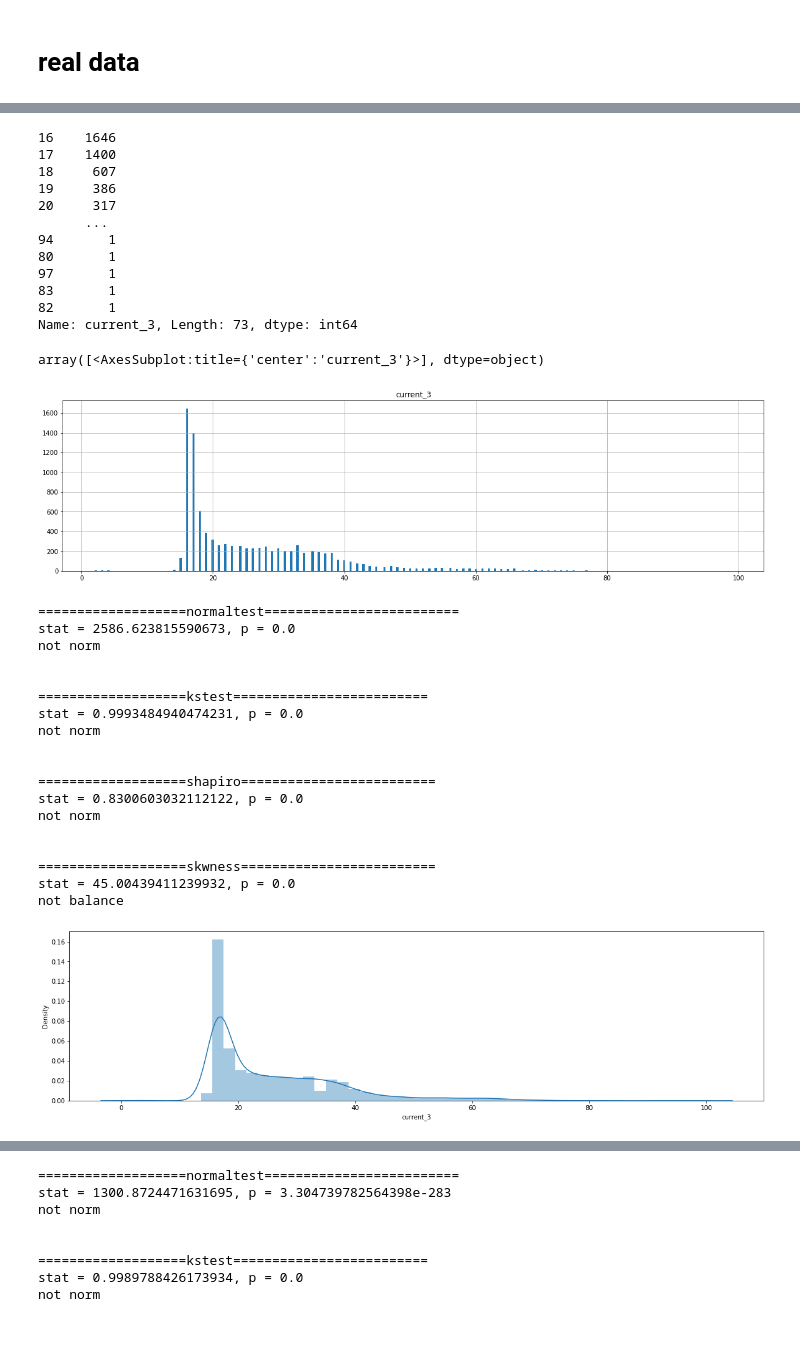
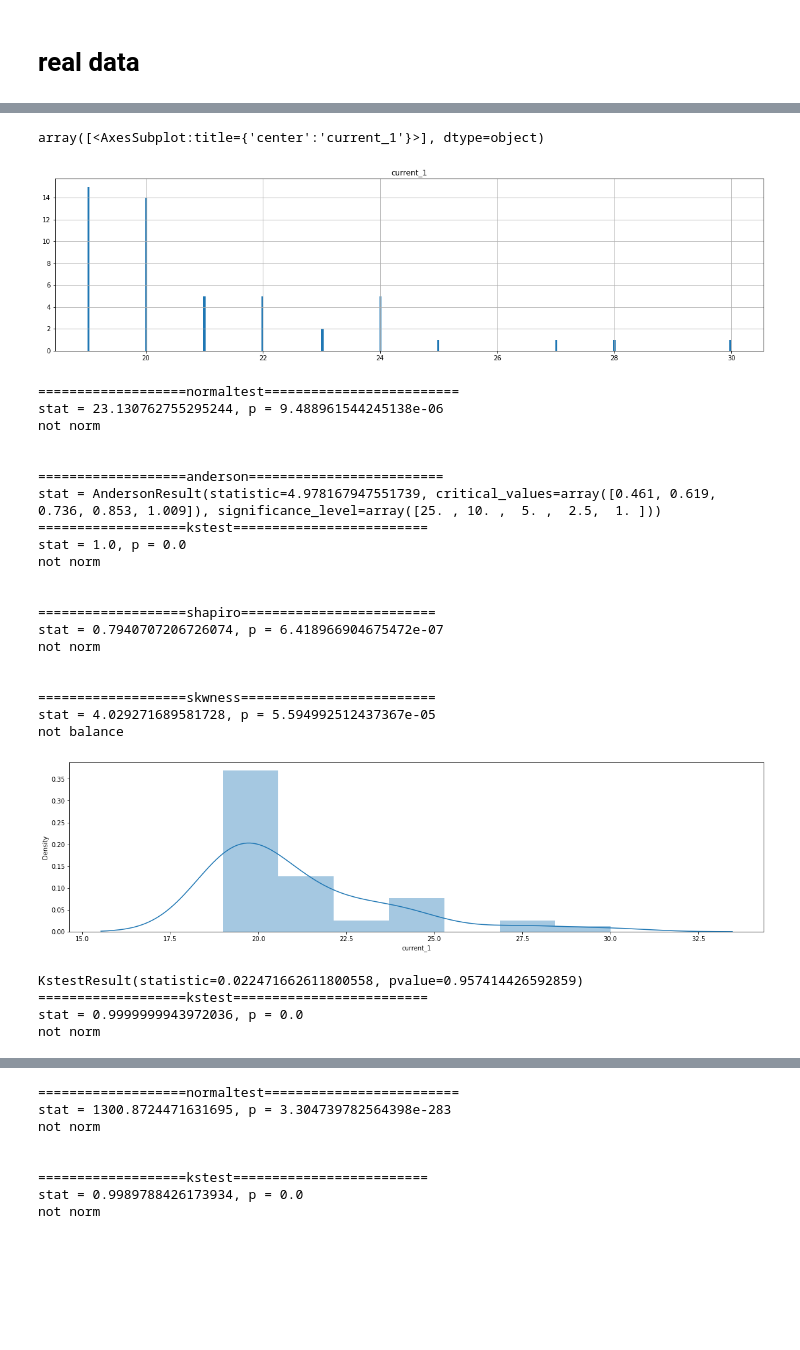
Before and after one commit to kimlolipop/stat-predictive, a Jupyter notebook: stat.ipynb, the cells around one changed output, grey strips where cells are left out. Cells and saved outputs as stored; diff of their text form; code cells hidden in the pictures; blank space fills up the shorter version.

```diff
--- a/stat.ipynb
+++ b/stat.ipynb
@@ -111,7 +119,7 @@ from scipy import stats
 from scipy.stats import skewtest
 # import math
 # %%
-df = pd.read_csv('data/20-10-21/R1L1-J3-data.csv')
+df = pd.read_csv('data/20-10-21/R1L1-J2-data.csv')
 df = df[df['status'] == 'normal']
 # df = df[(df['date'] == '05/09/2021') | (df['date'] == '06/09/2021')]
 df
@@ -132,33 +140,20 @@ df
 # %%
 # def clean(df):
-focus = 'current_3'
+focus = 'current_1'
 df_focus =  df[['date','time', focus]]
 
 df_focus = df_focus[df_focus[focus] > 1]
 df_focus = df_focus[df_focus[focus] < 100]
 
-df_focus[focus].value_counts()
+df_focus = df_focus.sample(frac=1).reset_index(drop=True)[:50]
-# %% [output]
-16    1646
-17    1400
-18     607
-19     386
-20     317
-      ...
-94       1
-80       1
-97       1
-83       1
-82       1
-Name: current_3, Length: 73, dtype: int64
 # %%
 from matplotlib import pyplot as plt
 
 fig, axes = plt.subplots(1, 1, figsize=(20,5))
 df_focus[[focus]].hist(bins = 300,ax=axes)
 # %% [output]
-array([<AxesSubplot:title={'center':'current_3'}>], dtype=object)
+array([<AxesSubplot:title={'center':'current_1'}>], dtype=object)
-[figure, old version]
+[figure, new version]
 # %%
 from scipy.stats import normaltest
 from scipy.stats import kstest
@@ -175,6 +170,11 @@ if p > 0.05:
 else:
     print('not norm')
 print('\n')
+
+print('===================anderson=========================')
+stat= anderson(df_focus[focus], 'extreme1')
+print('stat = {0}'.format(stat))
+
 
 print('===================kstest=========================')
 stat, p = kstest(df_focus[focus], 'norm')
@@ -197,38 +197,55 @@ else:
 print('\n')
 
 
 
 print('===================skwness=========================')
 stat, p = skewtest(df_focus[focus])
 print('stat = {0}, p = {1}'.format(stat, p))
 if stat < 1:
     print('balance')
 else:
     print('not balance')
 print('\n')
 
 fig, axes = plt.subplots(1, 1, figsize=(20,5))
 ax = sns.distplot(df_focus[focus])
 # %% [output]
 ===================normaltest=========================
-stat = 2586.623815590673, p = 0.0
+stat = 23.130762755295244, p = 9.488961544245138e-06
 not norm
 
 
+===================anderson=========================
+stat = AndersonResult(statistic=4.978167947551739, critical_values=array([0.461, 0.619, 0.736, 0.853, 1.009]), significance_level=array([25. , 10. ,  5. ,  2.5,  1. ]))
 ===================kstest=========================
-stat = 0.9993484940474231, p = 0.0
+stat = 1.0, p = 0.0
 not norm
 
 
 ===================shapiro=========================
-stat = 0.8300603032112122, p = 0.0
+stat = 0.7940707206726074, p = 6.418966904675472e-07
 not norm
 
 
 ===================skwness=========================
-stat = 45.00439411239932, p = 0.0
+stat = 4.029271689581728, p = 5.594992512437367e-05
 not balance
-[figure, old version]
+[figure, new version]
+# %%
+print(stats.kstest(np.random.exponential(1, 500),'expon'))
+print('===================kstest=========================')
+stat , p= kstest(df_focus[focus], 'expon')
+print('stat = {0}, p = {1}'.format(stat, p))
+if p > 0.05:
+    print('norm')
+else:
+    print('not norm')
+print('\n')
+# %% [output]
+KstestResult(statistic=0.022471662611800558, pvalue=0.957414426592859)
+===================kstest=========================
+stat = 0.9999999943972036, p = 0.0
+not norm
 # %%
 from scipy.stats import normaltest
 from scipy.stats import kstest
```
Also changed, not shown: parts of 6 cells of this notebook, 1 other file.
